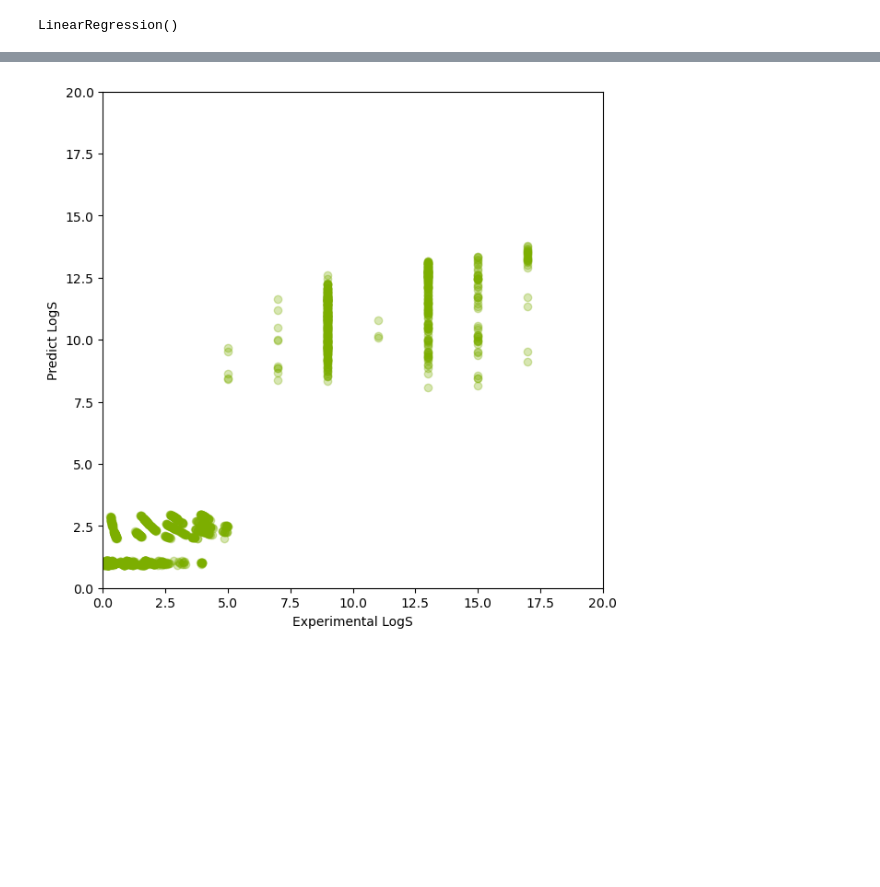
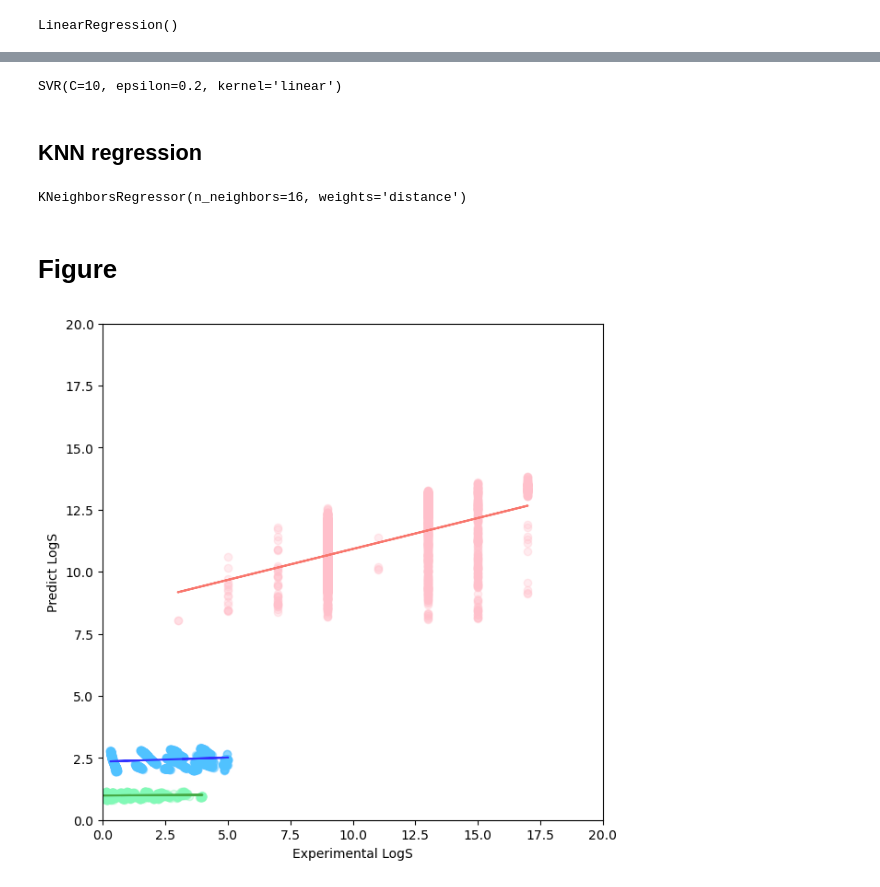
Before and after one commit to dogemie/Control_Nuclear_Spins, a Jupyter notebook: initialize13Cspin/13Cmachine_learning.ipynb, the cells around one changed output, grey strips where cells are left out. Cells and saved outputs as stored; diff of their text form; code cells hidden in the pictures; blank space fills up the shorter version.

Commit message:
13C_KNN & making dataset

```diff
--- a/initialize13Cspin/13Cmachine_learning.ipynb
+++ b/initialize13Cspin/13Cmachine_learning.ipynb
@@ -1,6 +3,6 @@
 # %%
 import pandas as pd
 
-df = pd.read_csv('C:/Users/Administrator/Dogyeom(2023.01.01)/KIST_intern/Task1/Control_Nuclear_Spins/initialize13Cspin/file/dataset20230213_171227.csv')
+df = pd.read_csv('C:/Users/Administrator/Dogyeom(2023.01.01)/KIST_intern/Task1/Control_Nuclear_Spins/initialize13Cspin/file/testdata.csv')
 df
 # %% [output]
@@ -92,6 +103,10 @@ X_test
 from sklearn.linear_model import LinearRegression
 
 lr = LinearRegression()
-lr.fit(X_train, y_train)
+lrx = LinearRegression()
+lrz = LinearRegression()
+lr.fit(Xn_train, yn_train)
+lrx.fit(Xx_train, yx_train)
+lrz.fit(Xz_train, yz_train)
 # %% [output]
 LinearRegression()
@@ -206,0 +162,12 @@ df_models.reset_index(drop=True)
+# %%
+from sklearn.svm import SVC, SVR
+
+cf = SVR(C=10, epsilon=0.2, kernel='linear') # SVR 생성
+cfx = SVR(C=10, epsilon=0.2, kernel='linear') # SVR 생성
+cfz = SVR(C=10, epsilon=0.2, kernel='linear') # SVR 생성
+
+cf.fit(Xn_train, yn_train)
+cfx.fit(Xx_train, yx_train)
+cfz.fit(Xz_train, yz_train)
+# %% [output]
+SVR(C=10, epsilon=0.2, kernel='linear')
@@ -206,0 +191,14 @@ df_models.reset_index(drop=True)
+# %% [markdown]
+## KNN regression
+# %%
+from sklearn.neighbors import KNeighborsRegressor
+
+kn = KNeighborsRegressor(n_neighbors = 14, weights = "distance")
+knx = KNeighborsRegressor(n_neighbors = 14, weights = "distance")
+knz = KNeighborsRegressor(n_neighbors = 14, weights = "distance")
+
+kn.fit(Xn_train, yn_train)
+knx.fit(Xx_train, yx_train)
+knz.fit(Xz_train, yz_train)
+# %% [output]
+KNeighborsRegressor(n_neighbors=16, weights='distance')
@@ -207,15 +222,32 @@ df_models.reset_index(drop=True)
+# %% [markdown]
+# Figure
 # %%
 import matplotlib.pyplot as plt
 import numpy as np
 
 plt.figure(figsize=(7,7))
-plt.scatter(x=y_train, y=y_lr_train_pred, c="#7CAE00" ,alpha=0.3)
+plt.scatter(x=yn_train, y=yn_lr_train_pred, c="#FFC0CB" ,alpha=0.3)
 
+plt.scatter(x=yx_train, y=yx_lr_train_pred, c="#50C2FF" ,alpha=0.3)
 
+plt.scatter(x=yz_train, y=yz_lr_train_pred, c="#82F9B7" ,alpha=0.3)
+
+nn = np.polyfit(yn_train, yn_lr_train_pred, 1)
+pn = np.poly1d(nn)
+
+xx = np.polyfit(yx_train, yx_lr_train_pred, 1)
+px = np.poly1d(xx)
+
+zz = np.polyfit(yz_train, yz_lr_train_pred, 1)
+pz = np.poly1d(zz)
+
+plt.plot(yn_train, pn(yn_train), '#F8766D')
+plt.plot(yx_train, px(yx_train), '#3232FF')
+plt.plot(yz_train, pz(yz_train), '#46AA46')
 plt.ylabel('Predict LogS')
 plt.xlabel('Experimental LogS')
 plt.ylim(0, 20)
 plt.xlim(0, 20)
 plt.show()
 # %% [output]
-[figure, old version]
+[figure, new version]
```
Also changed, not shown: parts of 58 cells of this notebook, 13 other files.
